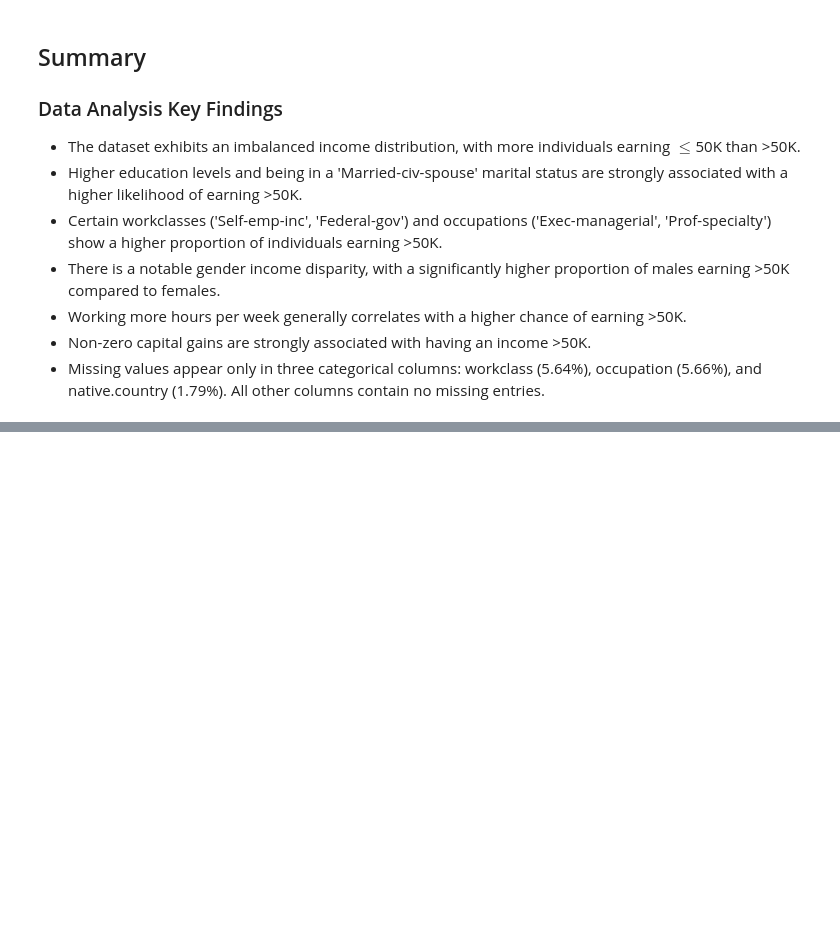
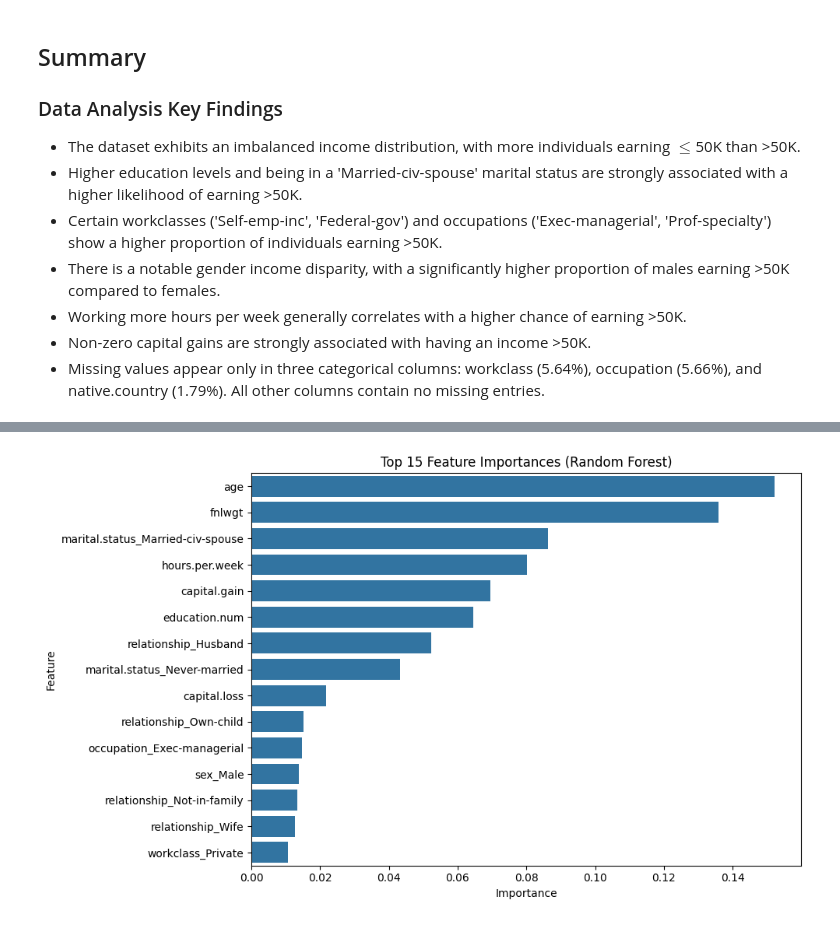
Before and after one commit to shounak49/ML-Project-Fall-2025, a Jupyter notebook: ML_Project_Fall_2025.ipynb, the cells around one changed output, grey strips where cells are left out. Drawn from its saved outputs; the diff is of its cells as text; code cells hidden in the pictures; blank space fills up the shorter version.

Commit message:
EDA and implemenation for Random Forest

```diff
--- a/ML_Project_Fall_2025.ipynb
+++ b/ML_Project_Fall_2025.ipynb
@@ -90,0 +203,22 @@ display(df['income'].value_counts())
+# %%
+rf_clf = RandomForestClassifier(
+    n_estimators=300,
+    random_state=42,
+    n_jobs=-1,
+    class_weight="balanced"
+)
+
+rf_pipeline = Pipeline(steps=[
+    ("preprocess", preprocessor),
+    ("rf", rf_clf)
+])
+
+rf_pipeline.fit(X_train, y_train)
+
+y_pred = rf_pipeline.predict(X_test)
+
+print("\nClassification Report (Random Forest):")
+print(classification_report(y_test, y_pred, target_names=label_encoder.classes_))
+
+print("Confusion Matrix:")
+print(confusion_matrix(y_test, y_pred))
@@ -90,0 +239,21 @@ display(df['income'].value_counts())
+# %%
+feature_names_num = list(numeric_features)
+feature_names_cat = rf_pipeline.named_steps["preprocess"].named_transformers_["cat"].named_steps["onehot"].get_feature_names_out(categorical_features)
+
+all_feature_names = np.concatenate([feature_names_num, feature_names_cat])
+
+importances = rf_pipeline.named_steps["rf"].feature_importances_
+
+indices = np.argsort(importances)[::-1][:15]
+top_features = all_feature_names[indices]
+top_importances = importances[indices]
+
+plt.figure(figsize=(10, 6))
+sns.barplot(x=top_importances, y=top_features)
+plt.title("Top 15 Feature Importances (Random Forest)")
+plt.xlabel("Importance")
+plt.ylabel("Feature")
+plt.tight_layout()
+plt.show()
+# %% [output]
+[figure, added]
```
Also changed, not shown: parts of 11 cells of this notebook.
